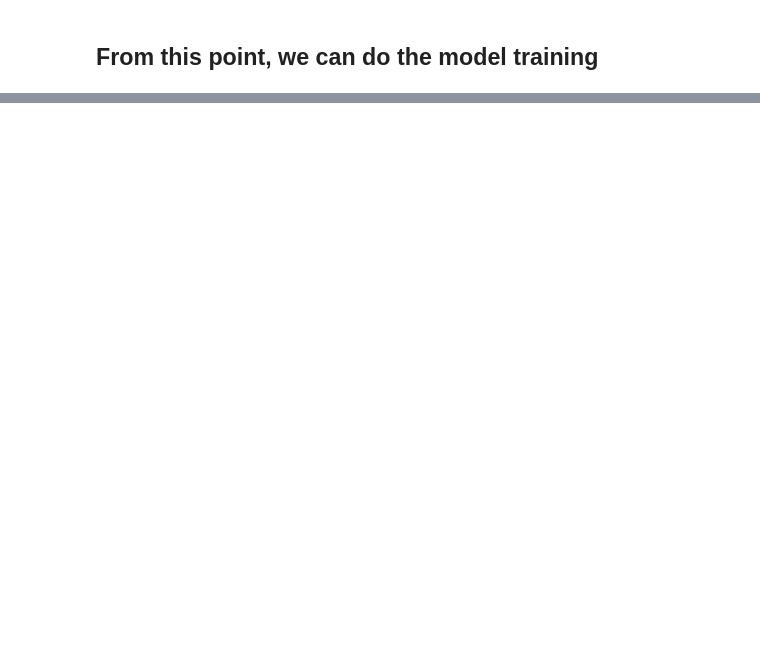
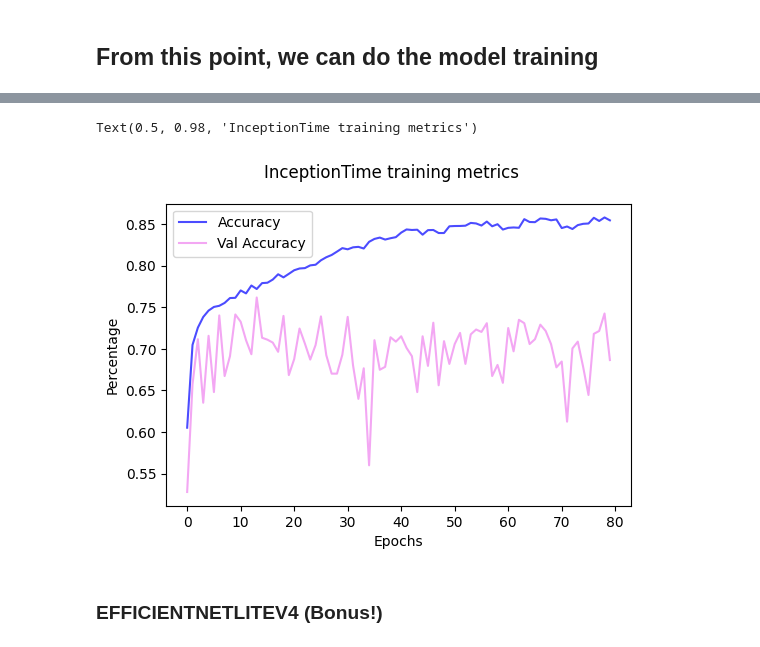
Before and after one commit to bentlyedyson/HEARTY-HEARTY, a Jupyter notebook: datascience/model.ipynb, the cells around one changed output, grey strips where cells are left out. Saved outputs shown, nothing was run; the diff lists cells and outputs as text; code cells hidden in the pictures; blank space fills up the shorter version.

Commit message:
Finally completed all the training and gotten all the metrics for all of the models

```diff
--- a/datascience/model.ipynb
+++ b/datascience/model.ipynb
@@ -459,3 +299,0 @@ X_tr, Y_tr, X_te, Y_te, Y_tr_l, Y_te_l = select_data_strat_fold(10, SHUFFLE_NUM)
-# %%
-model, metrics2 = fit_inception(X_tr, Y_tr, 30, 64, (X_te, Y_te))
-model.save("datasetcache/inceptionfinal.h5")
@@ -495,2 +299,0 @@ model2.score(X_te, Y_te_l)
-# %%
-model = fit_mini_rocket(X_tr, Y_tr_l)
@@ -503,0 +489,2 @@ m(Y_te, pred).numpy()
+# %%
+X_tr, Y_tr, X_te, Y_te = select_data_strat_fold(10, SHUFFLE_NUM)
@@ -503,0 +518,8 @@ m(Y_te, pred).numpy()
+# %%
+model_inc, metrics_inc = fit_inception(
+  np.transpose(X_tr, (0, 2, 1)),
+  Y_tr,
+  14,
+  256,
+  (np.transpose(X_te, (0, 2, 1)), Y_te)
+)
@@ -503,0 +568,12 @@ m(Y_te, pred).numpy()
+# %%
+plt.plot(metrics_inc["accuracy"], c="blue", label="Accuracy", alpha=0.7)
+plt.plot(metrics_inc["val_accuracy"], c="violet", label="Val Accuracy", alpha=0.7)
+plt.legend()
+plt.xlabel("Epochs")
+plt.ylabel("Percentage")
+plt.suptitle("InceptionTime training metrics")
+# %% [output]
+Text(0.5, 0.98, 'InceptionTime training metrics')
+[figure, added]
+# %% [markdown]
+### EFFICIENTNETLITEV4 (Bonus!)
```
Also changed, not shown: parts of 76 cells of this notebook, 3 other files.
